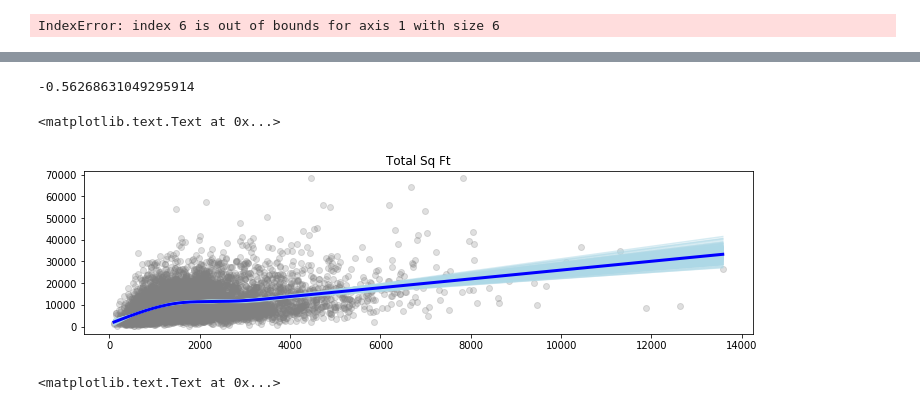
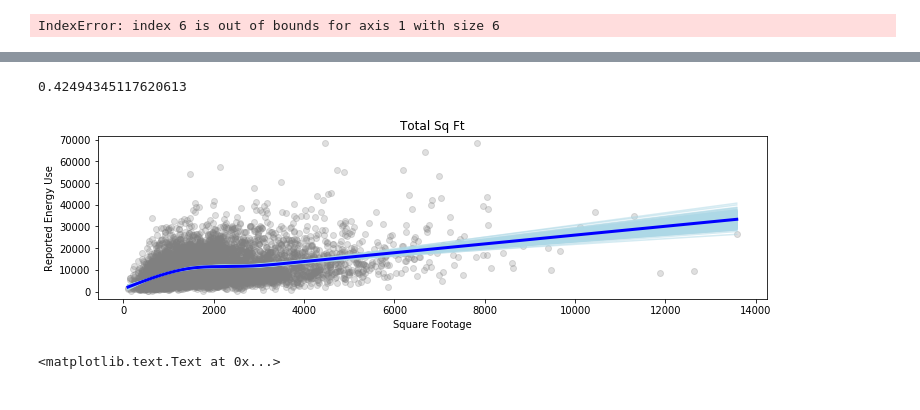
Before and after one commit to rlenaha2/Green-Plan-It, a Jupyter notebook: Final_pipeline.ipynb, the cells around one changed output, grey strips where cells are left out. Saved outputs shown, nothing was run; the diff lists cells and outputs as text; code cells hidden in the pictures.

```diff
--- a/Final_pipeline.ipynb
+++ b/Final_pipeline.ipynb
@@ -170,7 +143,7 @@ plt.savefig('residuals')
 # %%
-pipe.score(X_test, y_test**2)
+pipe.score(X_test, y_test)
 # %% [output]
--0.56268631049295914
+0.42494345117620613
 # %%
 df = pd.read_csv('recs2009_public.csv')
 df = clean_df(df)
@@ -192,10 +165,12 @@ def plot_one_univariate(ax, var_name, mask=None):
 # %%
 fig, ax = plt.subplots(figsize=(12, 3))
 plot_one_univariate(ax, "TOTSQFT")
 ax.set_title("Total Sq Ft")
+plt.ylabel('Reported Energy Use')
+plt.xlabel('Square Footage')
+plt.savefig('totsqft_uni')
 # %% [output]
-<matplotlib.text.Text at 0x...>
-[figure, old version]
+[figure, new version]
 # %%
 fig, ax = plt.subplots(figsize=(12, 3))
 plot_one_univariate(ax, "HDD65")
```
Also changed, not shown: parts of 8 cells of this notebook, 2 other files.
